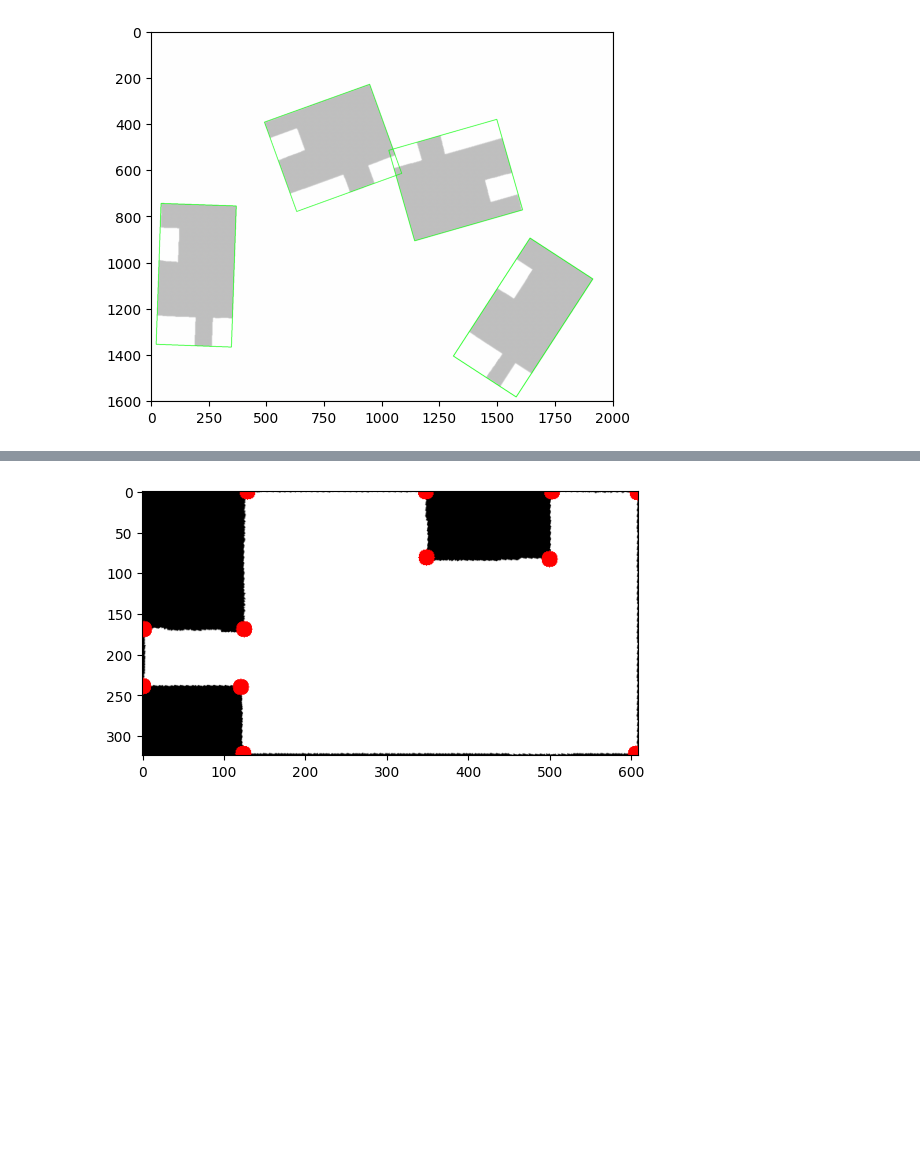
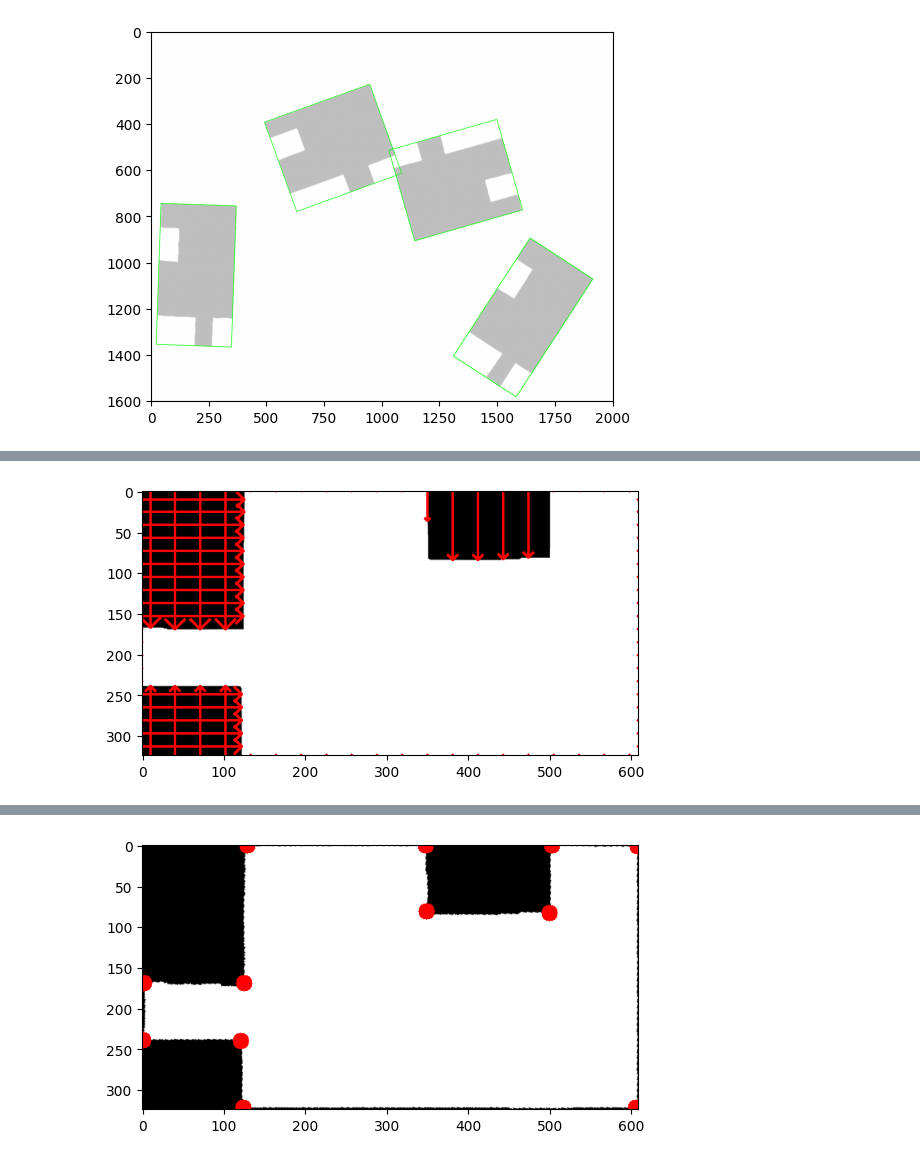
Before and after one commit to Mcapozzolo/PuzzleSimulator, a Jupyter notebook: image_processing/poc_opencv_01.ipynb, the cells around one changed output, grey strips where cells are left out. Drawn from its saved outputs; the diff is of its cells as text; code cells hidden in the pictures; blank space fills up the shorter version.

```diff
--- a/image_processing/poc_opencv_01.ipynb
+++ b/image_processing/poc_opencv_01.ipynb
@@ -91,0 +138,92 @@ for p in pieces:
+# %%
+def measure_edge_distances(thresh, n_vectors=10, margin=10):
+    """Measure perpendicular distances from each image edge to the first contour pixel."""
+    contours, _ = cv2.findContours(thresh, cv2.RETR_EXTERNAL, cv2.CHAIN_APPROX_SIMPLE)
+    if not contours:
+        return None
+
+    contour = max(contours, key=cv2.contourArea)
+    mask = np.zeros_like(thresh)
+    cv2.drawContours(mask, [contour], -1, 255, -1)
+
+    h, w = thresh.shape
+    x_samples = np.linspace(margin, w - 1 - margin, n_vectors, dtype=np.int32)
+    y_samples = np.linspace(margin, h - 1 - margin, n_vectors, dtype=np.int32)
+
+    distances = {
+        "top": [],
+        "bottom": [],
+        "left": [],
+        "right": []
+    }
+
+    # Measure top and bottom
+    for x in x_samples:
+        # Top
+        for y in range(h):
+            if mask[y, x] > 0:
+                distances["top"].append(((x, 0), (x, y)))
+                break
+
+        # Bottom
+        for y in range(h - 1, -1, -1):
+            if mask[y, x] > 0:
+                distances["bottom"].append(((x, h - 1), (x, y)))
+                break
+
+    # Measure left and right
+    for y in y_samples:
+        # Left
+        for x in range(w):
+            if mask[y, x] > 0:
+                distances["left"].append(((0, y), (x, y)))
+                break
+
+        # Right
+        for x in range(w - 1, -1, -1):
+            if mask[y, x] > 0:
+                distances["right"].append(((w - 1, y), (x, y)))
+                break
+
+    return distances
+
+
+def draw_edge_vectors(thresh, distances, color=(0, 0, 255), thickness=2):
+    """Draws precomputed edge vectors onto the thresholded image."""
+    img_out = cv2.cvtColor(thresh, cv2.COLOR_GRAY2BGR)
+
+    for edge_points in distances.values():
+        for start, end in edge_points:
+            cv2.arrowedLine(img_out, start, end, color, thickness, tipLength=0.1)
+
+    return img_out
+
+def plot_edge_distances(distances):
+    """Plot distance (in pixels) from each edge to contour."""
+    edge_names = ["top", "bottom", "left", "right"]
+
+    plt.figure(figsize=(6, 3))
+    for edge in edge_names:
+        edge_points = distances.get(edge, [])
+        if not edge_points:
+            continue
+
+        # Compute Euclidean distances
+        dist_vals = [np.hypot(e[1][0] - e[0][0], e[1][1] - e[0][1]) for e in edge_points]
+        plt.plot(dist_vals, label=edge)
+
+    plt.title("Distance from Edge to Contour")
+    plt.xlabel("Sample index")
+    plt.ylabel("Distance (pixels)")
+    plt.legend()
+    plt.grid(True)
+    plt.tight_layout()
+    plt.show()
+
+for i, p in enumerate(smoothed_pieces):
+    print(f"Piece #{i}")
+    dist_info = measure_edge_distances(p, n_vectors=20, margin=10)
+    vis = draw_edge_vectors(p, dist_info)
+    show_image(vis)
+    plot_edge_distances(dist_info)
+# %% [output]
@@ -91,0 +231 @@ for p in pieces:
+[figure, added]
```
Also changed, not shown: parts of 17 cells of this notebook, 2 other files.
